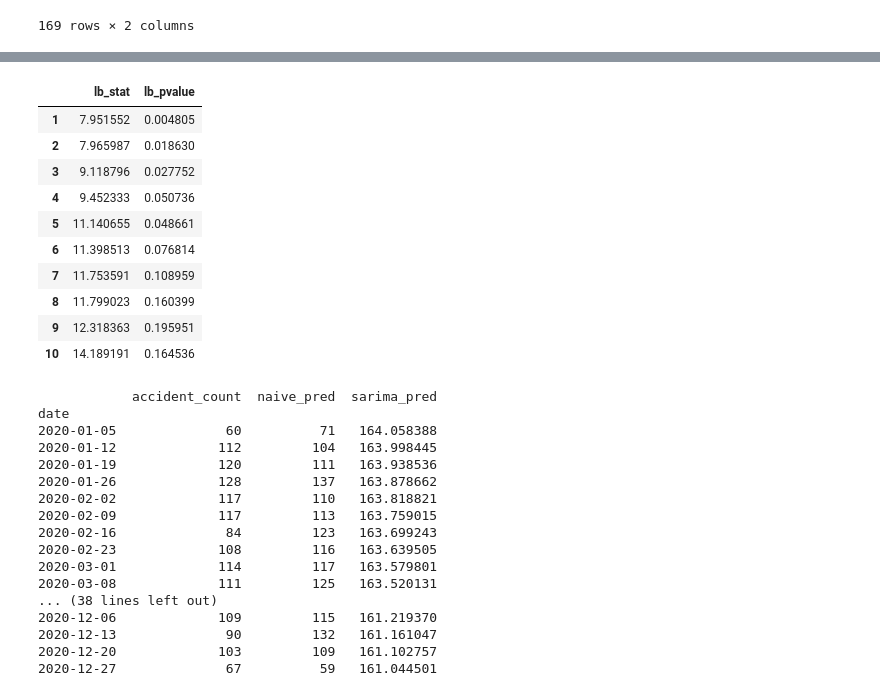
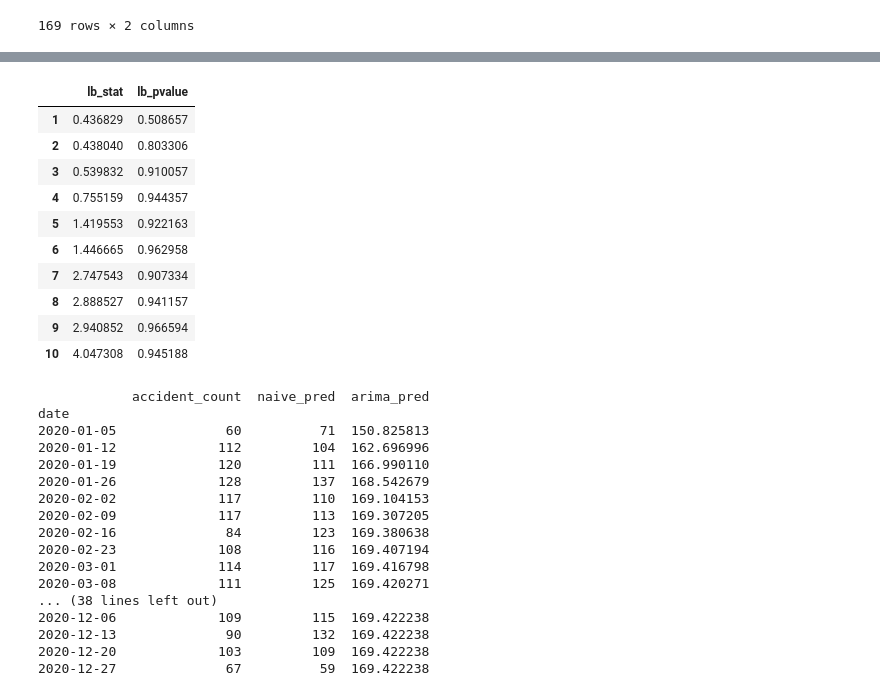
Before and after one commit to IAmSahilVerma/Accident_Database_Analysis, a Jupyter notebook: Q6.ipynb, the cells around one changed output, grey strips where cells are left out. Saved outputs shown, nothing was run; the diff lists cells and outputs as text; code cells hidden in the pictures.

```diff
--- a/Q6.ipynb
+++ b/Q6.ipynb
@@ -261,8 +263,8 @@ aic_df
 | 168 | (0, 0, 0, 0) | 1380.939217 |
 169 rows × 2 columns
 # %%
-sarima_model = SARIMAX(endog=train, order=(1, 0, 1)).fit()
-sarima_model.summary()
+arima_model = SARIMAX(endog=train, order=(1, 1, 1)).fit()
+arima_model.summary()
 # %% [output]
 SARIMAX Results
 | Dep. Variable: | accident_count | No. Observations: | 156 |
@@ -290,55 +292,55 @@ sarima_model.plot_diagnostics(figsize=(10, 8))
 # %%
 # Evaluation using Ljung-Box test
 
 from statsmodels.stats.diagnostic import acorr_ljungbox
-acorr_ljungbox(sarima_model.resid) #returns test score for first 10 lags.
+acorr_ljungbox(arima_model.resid) #returns test score for first 10 lags.
 # %% [output]
 |  | lb_stat | lb_pvalue |
-| 1 | 7.951552 | 0.004805 |
-| 2 | 7.965987 | 0.018630 |
-| 3 | 9.118796 | 0.027752 |
-| 4 | 9.452333 | 0.050736 |
-| 5 | 11.140655 | 0.048661 |
-| 6 | 11.398513 | 0.076814 |
-| 7 | 11.753591 | 0.108959 |
-| 8 | 11.799023 | 0.160399 |
-| 9 | 12.318363 | 0.195951 |
-| 10 | 14.189191 | 0.164536 |
+| 1 | 0.436829 | 0.508657 |
+| 2 | 0.438040 | 0.803306 |
+| 3 | 0.539832 | 0.910057 |
+| 4 | 0.755159 | 0.944357 |
+| 5 | 1.419553 | 0.922163 |
+| 6 | 1.446665 | 0.962958 |
+| 7 | 2.747543 | 0.907334 |
+| 8 | 2.888527 | 0.941157 |
+| 9 | 2.940852 | 0.966594 |
+| 10 | 4.047308 | 0.945188 |
 # %%
 # Get the length of the test set
 len_test = len(test)
 
 # Forecast using SARIMA model (adjust for differencing)
-sarima_pred = sarima_model.get_forecast(len_test).predicted_mean.values
-sarima_pred_original = sarima_pred + train['accident_count'].iloc[-1]  # Reverse differencing
+arima_pred = arima_model.get_forecast(len_test).predicted_mean.values
+arima_pred_original = arima_pred + train['accident_count'].iloc[-1]  # Reverse differencing
 
 # Forecast using Naive model (last values from training set)
 naive_pred = train['accident_count'].iloc[-len_test:].values
 
 # Add predictions to the test set
 test['naive_pred'] = naive_pred
-test['sarima_pred'] = sarima_pred_original
+test['arima_pred'] = arima_pred_original
 
 # Display the resulting DataFrame
 print(test)
 # %% [output]
-            accident_count  naive_pred  sarima_pred
+            accident_count  naive_pred  arima_pred
 date
-2020-01-05              60          71   164.058388
-2020-01-12             112         104   163.998445
-2020-01-19             120         111   163.938536
-2020-01-26             128         137   163.878662
-2020-02-02             117         110   163.818821
-2020-02-09             117         113   163.759015
-2020-02-16              84         123   163.699243
-2020-02-23             108         116   163.639505
-2020-03-01             114         117   163.579801
-2020-03-08             111         125   163.520131
+2020-01-05              60          71  150.825813
+2020-01-12             112         104  162.696996
+2020-01-19             120         111  166.990110
+2020-01-26             128         137  168.542679
+2020-02-02             117         110  169.104153
+2020-02-09             117         113  169.307205
+2020-02-16              84         123  169.380638
+2020-02-23             108         116  169.407194
+2020-03-01             114         117  169.416798
+2020-03-08             111         125  169.420271
 ... (38 lines left out)
-2020-12-06             109         115   161.219370
-2020-12-13              90         132   161.161047
-2020-12-20             103         109   161.102757
-2020-12-27              67          59   161.044501
+2020-12-06             109         115  169.422238
+2020-12-13              90         132  169.422238
+2020-12-20             103         109  169.422238
+2020-12-27              67          59  169.422238
 # %%
 # Forecasting the test set using both naive_model (using the last values) and arima
 len_test = len(test)
```
Also changed, not shown: parts of 13 cells of this notebook, 3 other files.
